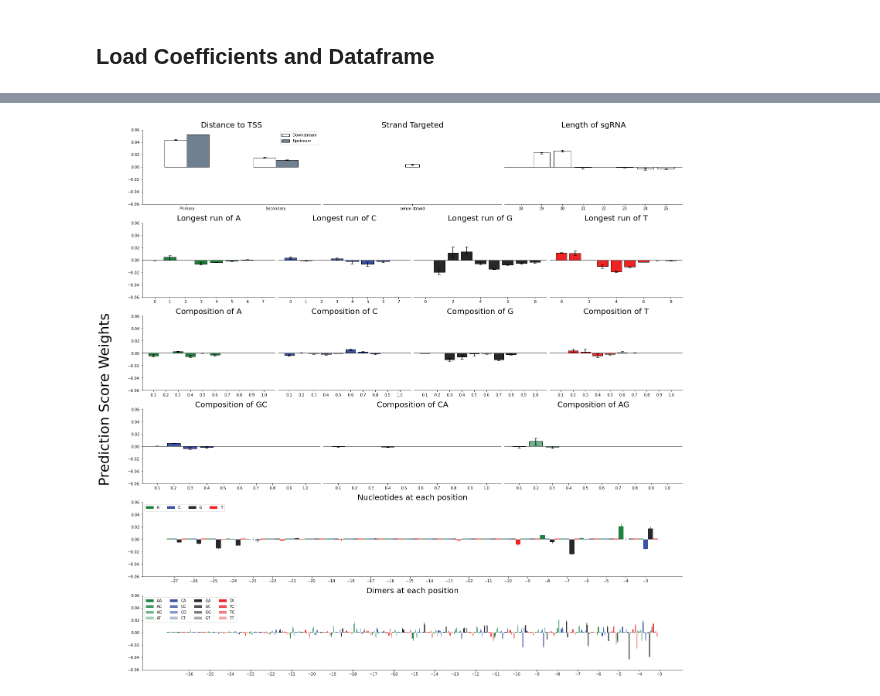
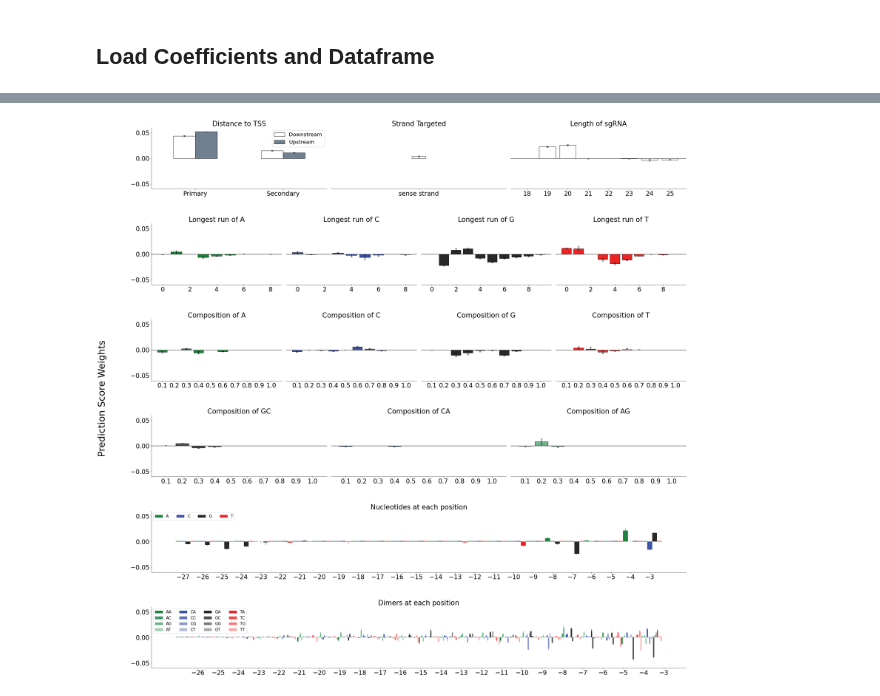
Before and after one commit to AnthonyHein/QCB455Project, a Jupyter notebook: PredictionWeights.ipynb, the cells around one changed output, grey strips where cells are left out. Saved outputs shown, nothing was run; the diff lists cells and outputs as text; code cells hidden in the pictures.

Commit message:
Figure 1D

```diff
--- a/PredictionWeights.ipynb
+++ b/PredictionWeights.ipynb
@@ -186,7 +193,7 @@ def pos_plot(plot_info, colors, title, legend, ax):
     ax.set_ylim((-0.06, 0.06))
     ax.spines['top'].set_visible(False)
     ax.spines['right'].set_visible(False)
-    ax.set_title(title, fontsize=20)
+    ax.set_title(title, fontsize=TITLE_FONTSIZE)
 # %%
 def specific_dimer_pos(dimer):
     pos_bool = [dimer in name for name in dimer_pos_names]
@@ -230,7 +237,7 @@ def longest_run(nucl, ax, color, first):
     ax.set_ylim((-0.06, 0.06))
     ax.axhline(linewidth = 1, color = 'k')
     set_graph(first, ax)
-    ax.set_title('Longest run of ' + nucl, fontsize=20)
+    ax.set_title('Longest run of ' + nucl, fontsize=TITLE_FONTSIZE)
 # %%
 def find_comp(string, nucl):
     prog = re.compile('^' + nucl + '_comp')
@@ -248,7 +255,7 @@ def composition(nucl, ax, color, first):
     ax.set_ylim((-0.06, 0.06))
     ax.axhline(linewidth = 1, color = 'k')
     set_graph(first, ax)
-    ax.set_title('Composition of ' + nucl, fontsize=20)
+    ax.set_title('Composition of ' + nucl, fontsize=TITLE_FONTSIZE)
 # %%
 f, axs = plt.subplots(1,6,figsize=(40,5))
 
@@ -256,7 +263,7 @@ plot_TSS(axs[0], True)
 plot_strand(axs[1], False)
 plot_length(axs[2], False)
 
-colors = ['#3a54a4', '#535152', '#6eb48d']
+colors = ['#535152', '#3a54a4', '#6eb48d']
 for nucl, ax, color in [('GC', axs[3], colors[0]),
                 ('CA', axs[4], colors[1]),
                 ('AG', axs[5], colors[2])]:
@@ -299,7 +306,7 @@ plt.savefig("run_comp")
 # %%
 import matplotlib.gridspec as gridspec
 # %%
-fig = plt.figure(constrained_layout=True, figsize=(20,20))
+fig = plt.figure(figsize=(30,30))
 gs = fig.add_gridspec(6, 12)
 
 f3_ax1 = fig.add_subplot(gs[4, :])
@@ -335,32 +342,34 @@ for nucl, ax_run, ax_comp, color in [('A', longA_ax, compA_ax, colors[0]),
         longest_run(nucl, ax_run, color, False)
         composition(nucl, ax_comp, color, False)
 
 compGC_ax = fig.add_subplot(gs[3, 0:4])
 compCA_ax = fig.add_subplot(gs[3, 4:8])
 compAG_ax = fig.add_subplot(gs[3, 8:12])
 
-colors = ['#3a54a4', '#535152', '#6eb48d']
+colors = ['#535152', '#3a54a4', '#6eb48d']
 for nucl, ax, color in [('GC', compGC_ax, colors[0]),
                 ('CA', compCA_ax, colors[1]),
                 ('AG', compAG_ax, colors[2])]:
     if(ax == compGC_ax):
         composition(nucl, ax, color, True)
     else:
         composition(nucl, ax, color, False)
 
 TSS_ax = fig.add_subplot(gs[0, 0:4])
 strand_ax = fig.add_subplot(gs[0, 4:8])
 len_ax = fig.add_subplot(gs[0, 8:12])
 plot_TSS(TSS_ax, True)
 plot_strand(strand_ax, False)
 plot_length(len_ax, False)
 
 
 # hide outer axes
 for ax in axs.flat:
     ax.label_outer()
 
+fig.tight_layout(h_pad=5)
+
 fig.text(-0.05, 0.5, 'Prediction Score Weights', va='center', rotation='vertical', fontsize=36)
 fig.savefig("Fig1Supp2")
 # %% [output]
-[figure, old version]
+[figure, new version]
```
Also changed, not shown: parts of 12 cells of this notebook, 15 other files.
